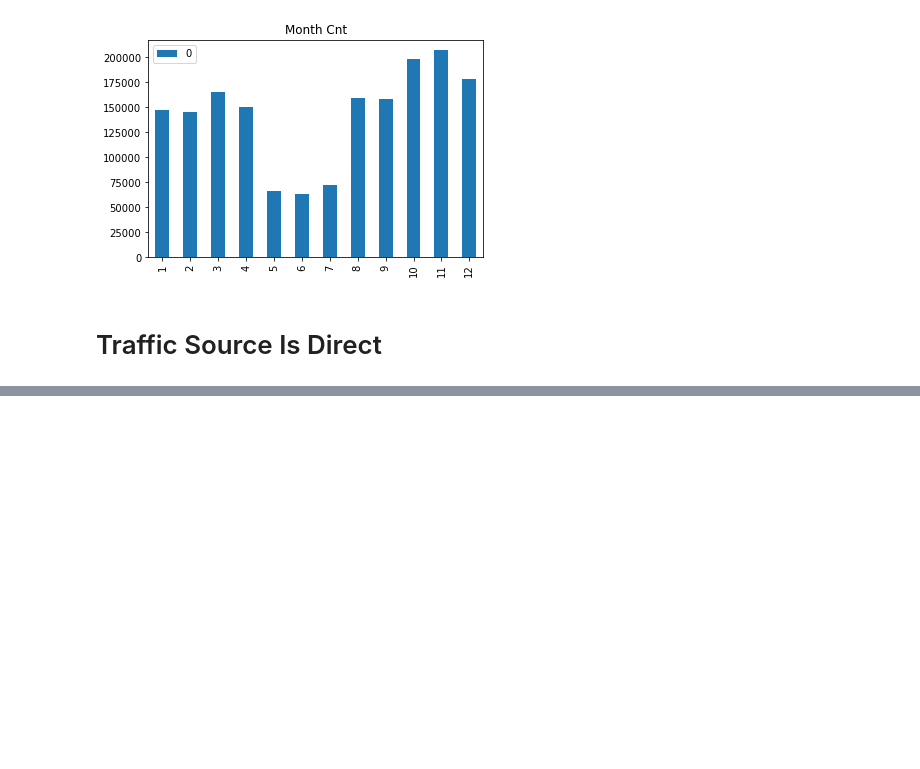
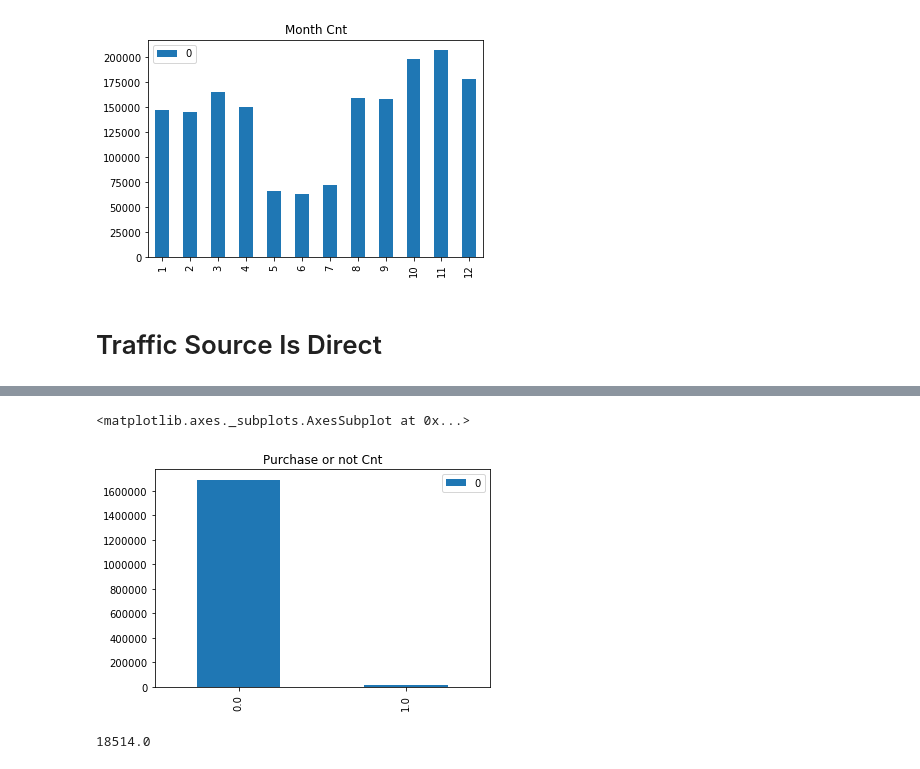
Before and after one commit to aparamshetti/StatsProject, a Jupyter notebook: code/FeatureGeneration.ipynb, the cells around one changed output, grey strips where cells are left out. Drawn from its saved outputs; the diff is of its cells as text; code cells hidden in the pictures; blank space fills up the shorter version.

Commit message:
Finished feature generation and PCA on data

```diff
--- a/code/FeatureGeneration.ipynb
+++ b/code/FeatureGeneration.ipynb
@@ -23,8 +24,8 @@ def uniqValues(df):
     return df
 
 
-train = train.drop(columns=['geoNetwork.networkDomain'])
-train = uniqValues(train)
+trainOriginal = trainOriginal.drop(columns=['geoNetwork.networkDomain'])
+trainOriginal = uniqValues(trainOriginal)
 # %% [output]
 channelGrouping                                              8             0.0
 fullVisitorId                                          1371486             0.0
@@ -45,7 +46,7 @@ dayofweek                                                    7             0.0
 isWeekend                                                    2             0.0
 # %%
 #remove unnecessary columns
-train = train.drop(columns = ['visitId', "trafficSource.medium", "device.deviceCategory", "dayofweek", "year"])
+train = trainOriginal.drop(columns = ['totals.sessionQualityDim', 'visitId', "trafficSource.medium", "device.deviceCategory", "dayofweek", "year"])
 train.head()
 # %% [output]
 |  | channelGrouping | fullVisitorId | visitNumber | device.browser | device.isMobile | device.operatingSystem | ... |
@@ -244,0 +414,20 @@ train.rename(columns={'trafficSource.source': 'trafficSource.isdirect'}, inplace
+# %%
+
+from sklearn import preprocessing
+from scipy.stats import zscore
+
+numericalCols = ['visitNumber', 'totals.hits','totals.pageviews', 'Population',
+ 'Pop. Density (per sq. mi.)',
+ 'GDP ($ per capita)',
+ 'Literacy (%)',
+ 'Phones (per 1000)']
+#go through list of numberical columns to normalize
+def normNumericalCol(numericalCols, df):
+    for col in list(numericalCols):
+        x = df[col].copy()
+        temp = df[col].copy()
+        x[~np.isnan(temp)] = zscore(temp[~np.isnan(temp)])
+        df[col] = x
+    return df
+
+train = normNumericalCol(numericalCols, train)
@@ -244,0 +436,7 @@ train.rename(columns={'trafficSource.source': 'trafficSource.isdirect'}, inplace
+# %%
+class_pred  = train['totals.transactionRevenue'].copy()
+class_pred[class_pred != 0] = 1
+class_pred[class_pred == 0] = 0
+
+
+train['class_pred'] = class_pred
@@ -333,0 +491,12 @@ train.shape
+# %%
+pred = Counter(train["class_pred"])
+df = pd.DataFrame.from_dict(pred, orient='index')
+%matplotlib inline
+df.plot(kind='bar', title = "Purchase or not Cnt")
+# %% [output]
+<matplotlib.axes._subplots.AxesSubplot at 0x...>
+[figure, added]
+# %%
+sum(train['class_pred'])
+# %% [output]
+18514.0
```
Also changed, not shown: parts of 22 cells of this notebook, 2 other files.
